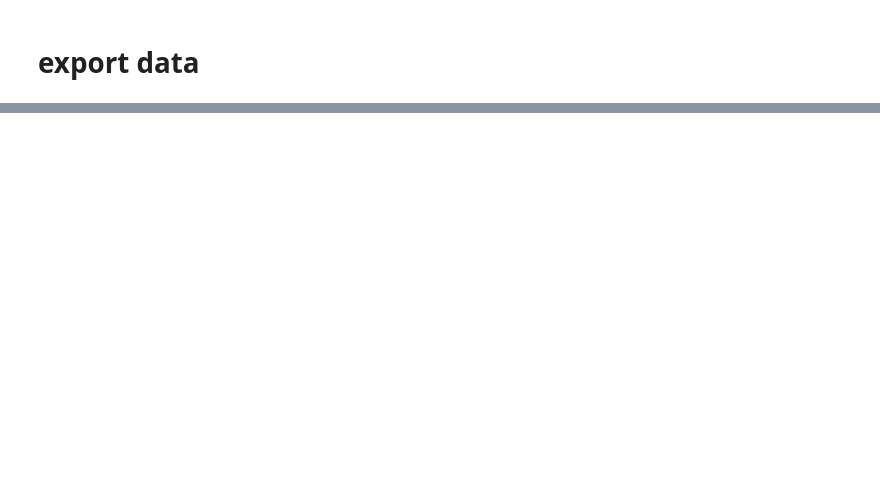
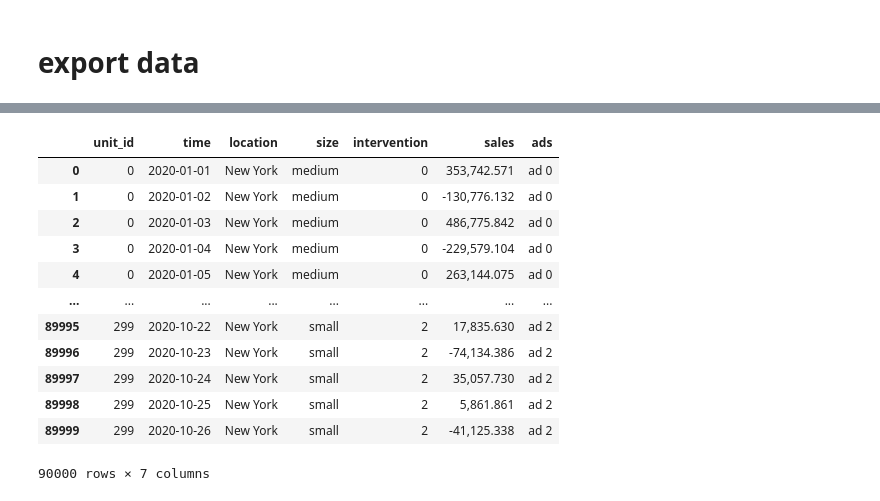
Before and after one commit to AbdullahO/What-If, a Jupyter notebook: synthetic_data_generation/generate_data.ipynb, the cells around one changed output, grey strips where cells are left out. Cells and saved outputs as stored; diff of their text form; code cells hidden in the pictures; blank space fills up the shorter version.

```diff
--- a/synthetic_data_generation/generate_data.ipynb
+++ b/synthetic_data_generation/generate_data.ipynb
@@ -150,0 +202,30 @@ data.export("store_sales_simple_2",tensor, df_ss, dir = "../data/" )
+# %%
+t0 = 0
+t1 = 300-1
+period_1 =  {"intervention_assignment": "control", "until": t0+50}
+
+# cov_unit example
+# cov unit also need "assignment_subpop" policy which is a dictionary of subpopulations (keys) and probability of assignment (list of float in [0,1] that must be of length (num_interventions) and must sum to one)
+intervention_assignment = "cov_unit"
+selection_subpop = {subpop1 : [0.3,0.3,0.4], subpop2 : [0.30,0.30,0.4], subpop3: [0.2, 0.4, 0.4] }
+period_2 = {"intervention_assignment": intervention_assignment, "until": t1-t0+1, "assignment_subpop": selection_subpop}
+
+periods = [period_1, period_2]
+
+tensor, df = data.generate([t0,t1])
+tensor_ss, df_ss = data.auto_subsample(periods, tensor, df)
+df_ss
+# %% [output]
+|  | unit_id | time | location | size | intervention | sales | ads |
+| 0 | 0 | 2020-01-01 | New York | medium | 0 | 353,742.571 | ad 0 |
+| 1 | 0 | 2020-01-02 | New York | medium | 0 | -130,776.132 | ad 0 |
+| 2 | 0 | 2020-01-03 | New York | medium | 0 | 486,775.842 | ad 0 |
+| 3 | 0 | 2020-01-04 | New York | medium | 0 | -229,579.104 | ad 0 |
+| 4 | 0 | 2020-01-05 | New York | medium | 0 | 263,144.075 | ad 0 |
+| ... | ... | ... | ... | ... | ... | ... | ... |
+| 89995 | 299 | 2020-10-22 | New York | small | 2 | 17,835.630 | ad 2 |
+| 89996 | 299 | 2020-10-23 | New York | small | 2 | -74,134.386 | ad 2 |
+| 89997 | 299 | 2020-10-24 | New York | small | 2 | 35,057.730 | ad 2 |
+| 89998 | 299 | 2020-10-25 | New York | small | 2 | 5,861.861 | ad 2 |
+| 89999 | 299 | 2020-10-26 | New York | small | 2 | -41,125.338 | ad 2 |
+90000 rows × 7 columns
```
Also changed, not shown: parts of 12 cells of this notebook, 4 other files.
